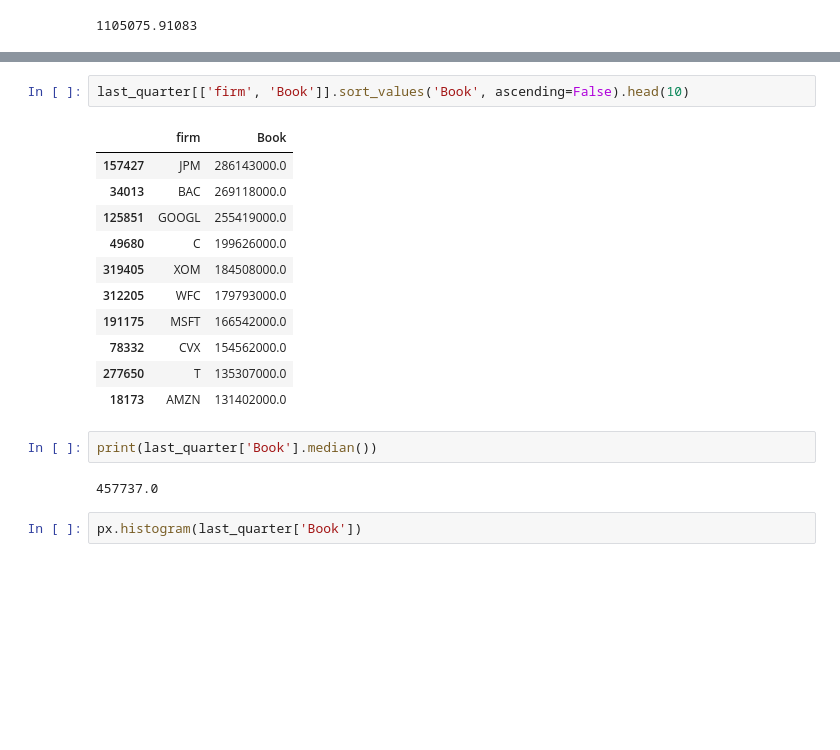
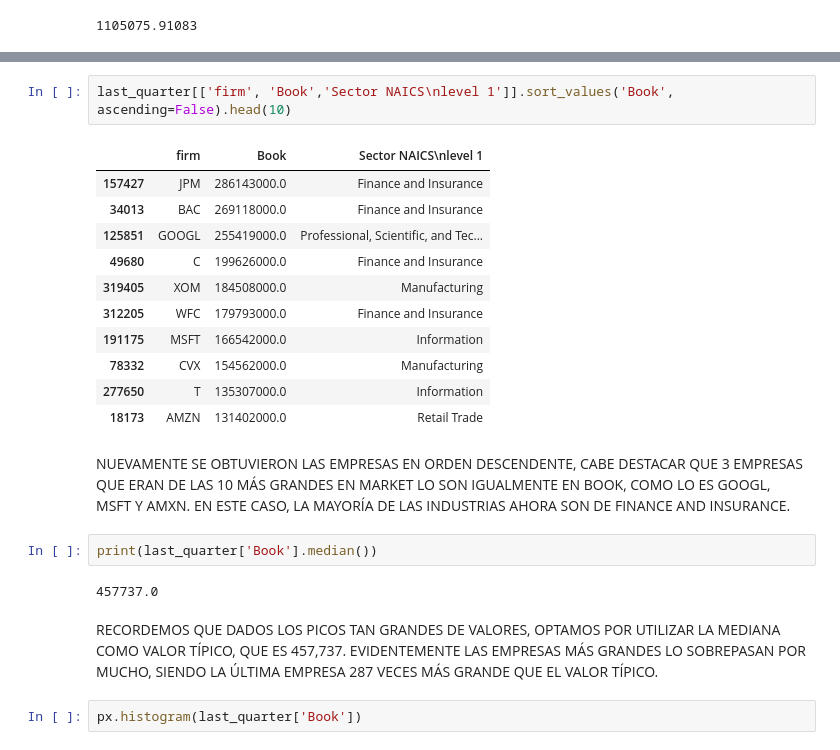
Before and after one commit to A01705746/TC3006C_Estadistica, a Jupyter notebook: Business_case_Understanding_profitability_in_the_US_financial_market.ipynb, the cells around one changed output, grey strips where cells are left out. Cells and saved outputs as stored; diff of their text form; blank space fills up the shorter version.

```diff
--- a/Business_case_Understanding_profitability_in_the_US_financial_market.ipynb
+++ b/Business_case_Understanding_profitability_in_the_US_financial_market.ipynb
@@ -430,21 +446,25 @@ px.histogram(last_quarter['Market'])
 # %%
-last_quarter[['firm', 'Book']].sort_values('Book', ascending=False).head(10)
+last_quarter[['firm', 'Book','Sector NAICS\nlevel 1']].sort_values('Book', ascending=False).head(10)
 # %% [output]
-|  | firm | Book |
-| 157427 | JPM | 286143000.0 |
-| 34013 | BAC | 269118000.0 |
-| 125851 | GOOGL | 255419000.0 |
-| 49680 | C | 199626000.0 |
-| 319405 | XOM | 184508000.0 |
-| 312205 | WFC | 179793000.0 |
-| 191175 | MSFT | 166542000.0 |
-| 78332 | CVX | 154562000.0 |
-| 277650 | T | 135307000.0 |
-| 18173 | AMZN | 131402000.0 |
+|  | firm | Book | Sector NAICS\nlevel 1 |
+| 157427 | JPM | 286143000.0 | Finance and Insurance |
+| 34013 | BAC | 269118000.0 | Finance and Insurance |
+| 125851 | GOOGL | 255419000.0 | Professional, Scientific, and Tec... |
+| 49680 | C | 199626000.0 | Finance and Insurance |
+| 319405 | XOM | 184508000.0 | Manufacturing |
+| 312205 | WFC | 179793000.0 | Finance and Insurance |
+| 191175 | MSFT | 166542000.0 | Information |
+| 78332 | CVX | 154562000.0 | Manufacturing |
+| 277650 | T | 135307000.0 | Information |
+| 18173 | AMZN | 131402000.0 | Retail Trade |
+# %% [markdown]
+NUEVAMENTE SE OBTUVIERON LAS EMPRESAS EN ORDEN DESCENDENTE, CABE DESTACAR QUE 3 EMPRESAS QUE  ERAN DE LAS 10 MÁS GRANDES EN MARKET LO SON IGUALMENTE EN BOOK, COMO LO ES GOOGL, MSFT Y AMXN. EN ESTE CASO, LA MAYORÍA DE LAS INDUSTRIAS AHORA SON DE FINANCE AND INSURANCE.
 # %%
 print(last_quarter['Book'].median())
 # %% [output]
 457737.0
+# %% [markdown]
+RECORDEMOS QUE DADOS LOS PICOS TAN GRANDES DE VALORES, OPTAMOS POR UTILIZAR LA MEDIANA COMO VALOR TÍPICO, QUE ES 457,737. EVIDENTEMENTE LAS EMPRESAS MÁS GRANDES LO SOBREPASAN POR MUCHO, SIENDO LA ÚLTIMA EMPRESA 287 VECES MÁS GRANDE QUE EL VALOR TÍPICO.
 # %%
 px.histogram(last_quarter['Book'])
 # %% [output]
```
Also changed, not shown: parts of 106 cells of this notebook.
